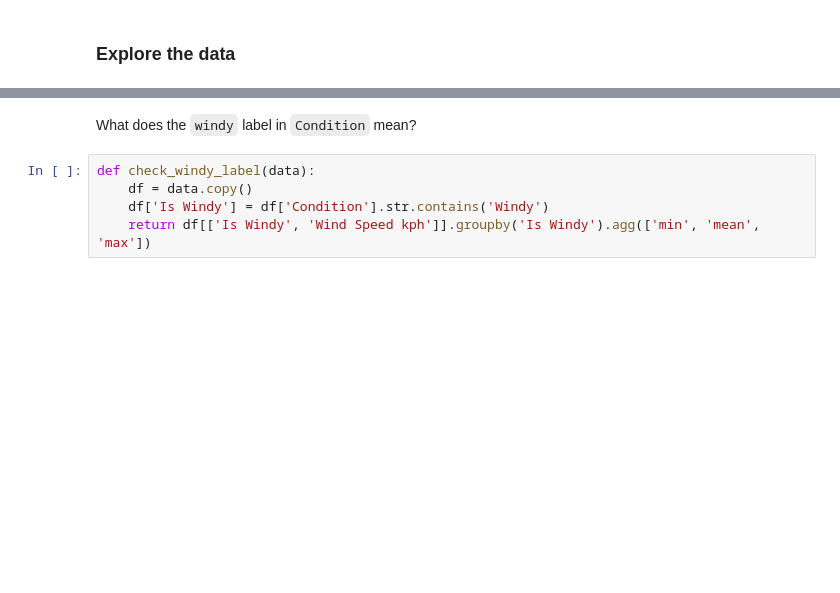
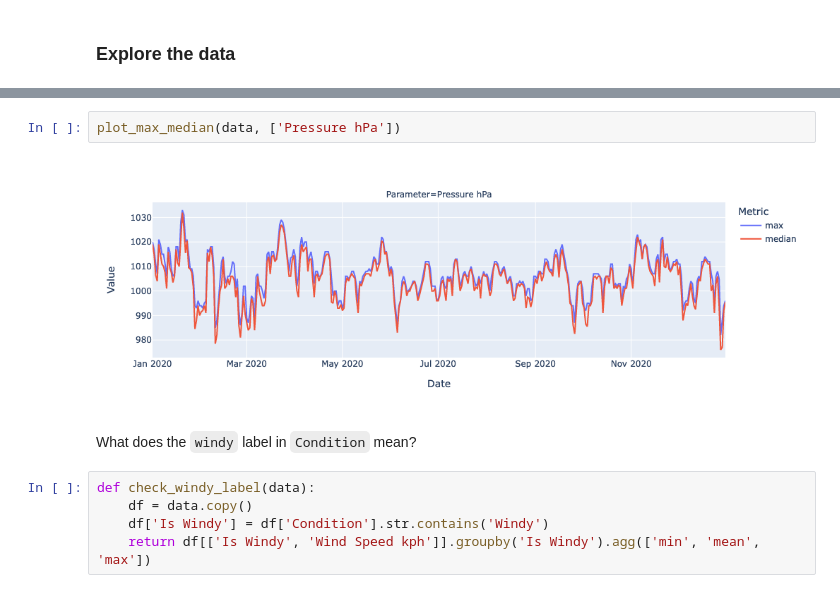
Before and after one commit to kubekmonika/air-quality-analysis, a Jupyter notebook: analyses/weather.ipynb, the cells around one changed output, grey strips where cells are left out. Cells and saved outputs as stored; diff of their text form; blank space fills up the shorter version.

```diff
--- a/analyses/weather.ipynb
+++ b/analyses/weather.ipynb
@@ -75,3 +84,7 @@ data.sample(10)
+# %%
+plot_max_median(data, ['Pressure hPa'])
+# %% [output]
+[figure, added]
 # %% [markdown]
 What does the `windy` label in `Condition` mean?
 # %%
```
Also changed, not shown: parts of 11 cells of this notebook.
